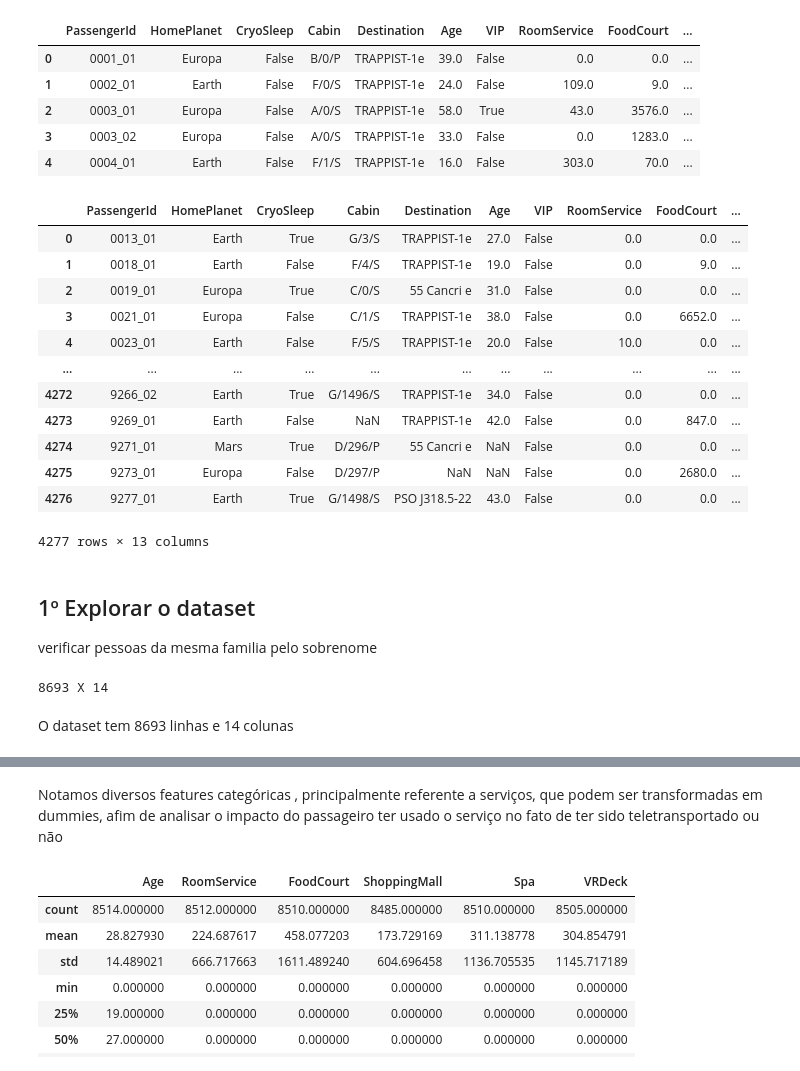
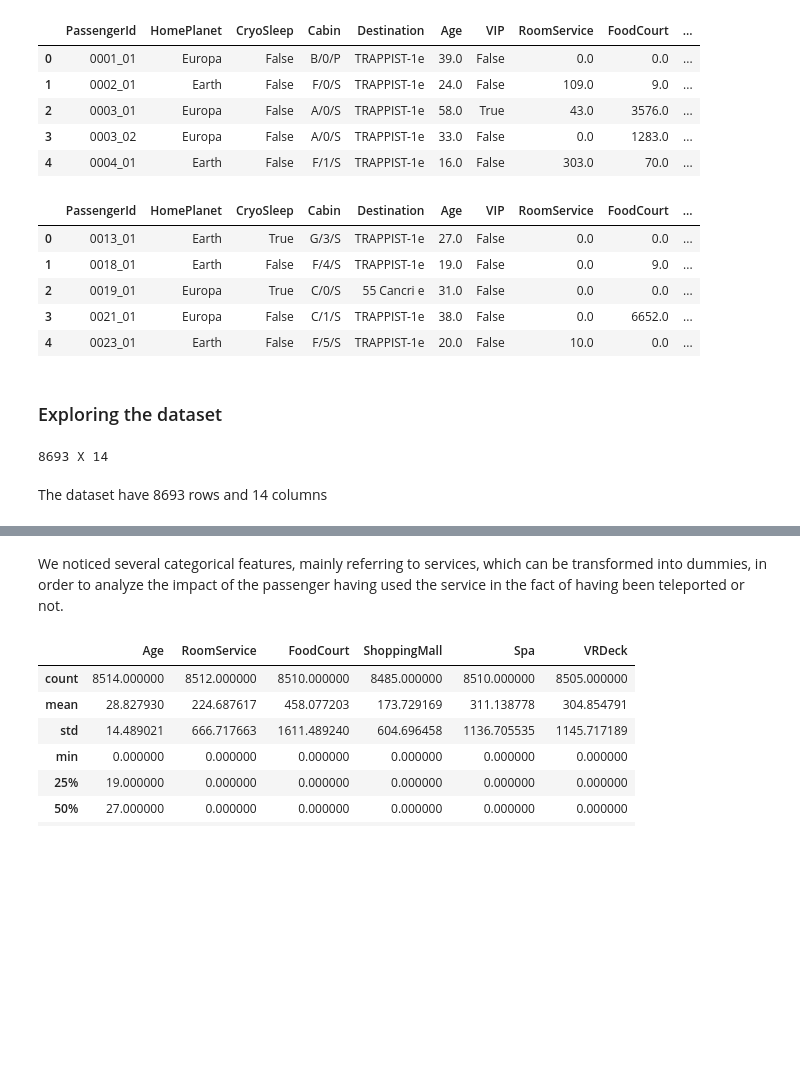
Before and after one commit to vitorbronde/Kaggle.New_Titanic, a Jupyter notebook: New_Titanic.ipynb, the cells around one changed output, grey strips where cells are left out. Saved outputs shown, nothing was run; the diff lists cells and outputs as text; code cells hidden in the pictures; blank space fills up the shorter version.

```diff
--- a/New_Titanic.ipynb
+++ b/New_Titanic.ipynb
@@ -27,30 +27,22 @@ df_base_titanic.head()
 | 3 | 0003_02 | Europa | False | A/0/S | TRAPPIST-1e | 33.0 | False | 0.0 | 1283.0 | ... |
 | 4 | 0004_01 | Earth | False | F/1/S | TRAPPIST-1e | 16.0 | False | 303.0 | 70.0 | ... |
 # %%
-df_base_test
+df_base_test.head()
 # %% [output]
 |  | PassengerId | HomePlanet | CryoSleep | Cabin | Destination | Age | VIP | RoomService | FoodCourt | ... |
 | 0 | 0013_01 | Earth | True | G/3/S | TRAPPIST-1e | 27.0 | False | 0.0 | 0.0 | ... |
 | 1 | 0018_01 | Earth | False | F/4/S | TRAPPIST-1e | 19.0 | False | 0.0 | 9.0 | ... |
 | 2 | 0019_01 | Europa | True | C/0/S | 55 Cancri e | 31.0 | False | 0.0 | 0.0 | ... |
 | 3 | 0021_01 | Europa | False | C/1/S | TRAPPIST-1e | 38.0 | False | 0.0 | 6652.0 | ... |
 | 4 | 0023_01 | Earth | False | F/5/S | TRAPPIST-1e | 20.0 | False | 10.0 | 0.0 | ... |
-| ... | ... | ... | ... | ... | ... | ... | ... | ... | ... | ... |
-| 4272 | 9266_02 | Earth | True | G/1496/S | TRAPPIST-1e | 34.0 | False | 0.0 | 0.0 | ... |
-| 4273 | 9269_01 | Earth | False | NaN | TRAPPIST-1e | 42.0 | False | 0.0 | 847.0 | ... |
-| 4274 | 9271_01 | Mars | True | D/296/P | 55 Cancri e | NaN | False | 0.0 | 0.0 | ... |
-| 4275 | 9273_01 | Europa | False | D/297/P | NaN | NaN | False | 0.0 | 2680.0 | ... |
-| 4276 | 9277_01 | Earth | True | G/1498/S | PSO J318.5-22 | 43.0 | False | 0.0 | 0.0 | ... |
-4277 rows × 13 columns
 # %% [markdown]
-## 1º Explorar o dataset
-verificar pessoas da mesma familia pelo sobrenome
+### Exploring the dataset
 # %%
 print(df_base_titanic.shape[0] , 'X' , df_base_titanic.shape[1])
 # %% [output]
 8693 X 14
 # %% [markdown]
-O dataset tem 8693 linhas e 14 colunas
+The dataset have 8693 rows and 14 columns
 # %%
 df_base_titanic.info()
 # %% [output]
@@ -72,7 +64,7 @@ Data columns (total 14 columns):
 dtypes: bool(1), float64(6), object(7)
 memory usage: 891.5+ KB
 # %% [markdown]
-Notamos diversos features categóricas , principalmente referente a serviços, que podem ser transformadas em dummies, afim de analisar o impacto do passageiro ter usado o serviço no fato de ter sido teletransportado ou não
+We noticed several categorical features, mainly referring to services, which can be transformed into dummies, in order to analyze the impact of the passenger having used the service in the fact of having been teleported or not.
 # %%
 df_base_titanic.describe()
 # %% [output]
```
Also changed, not shown: parts of 45 cells of this notebook.
